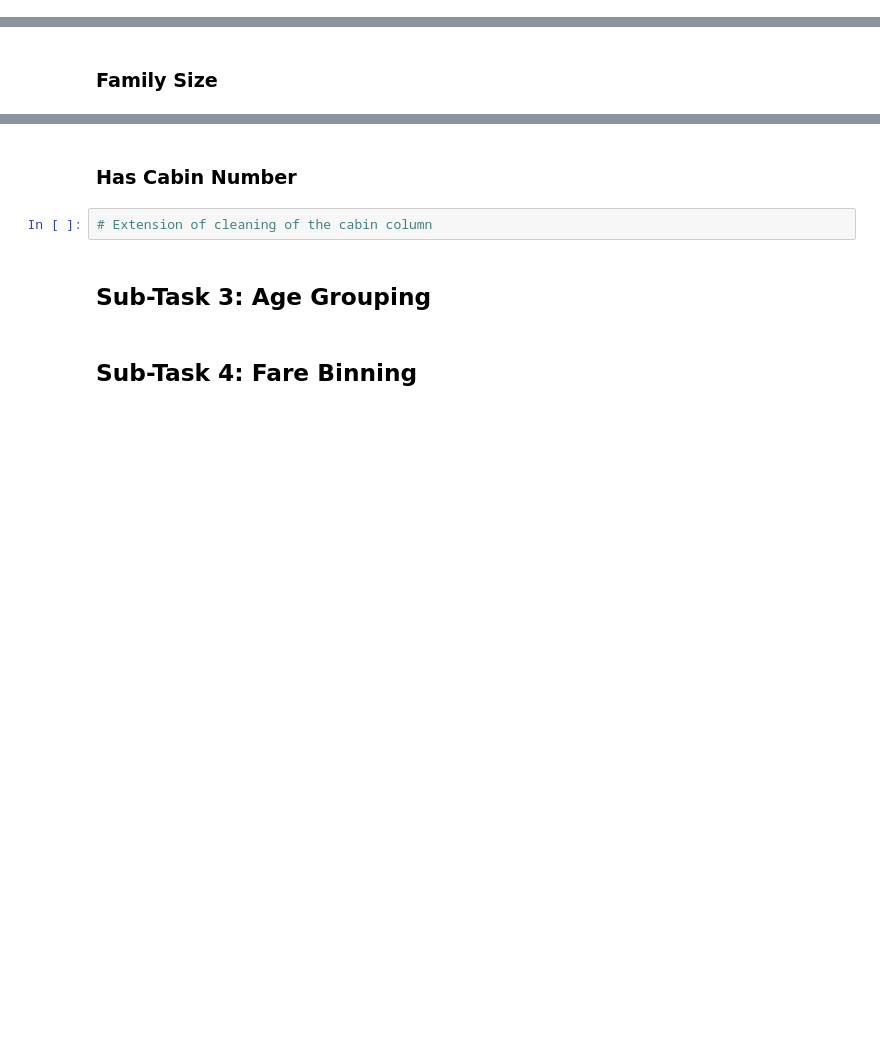
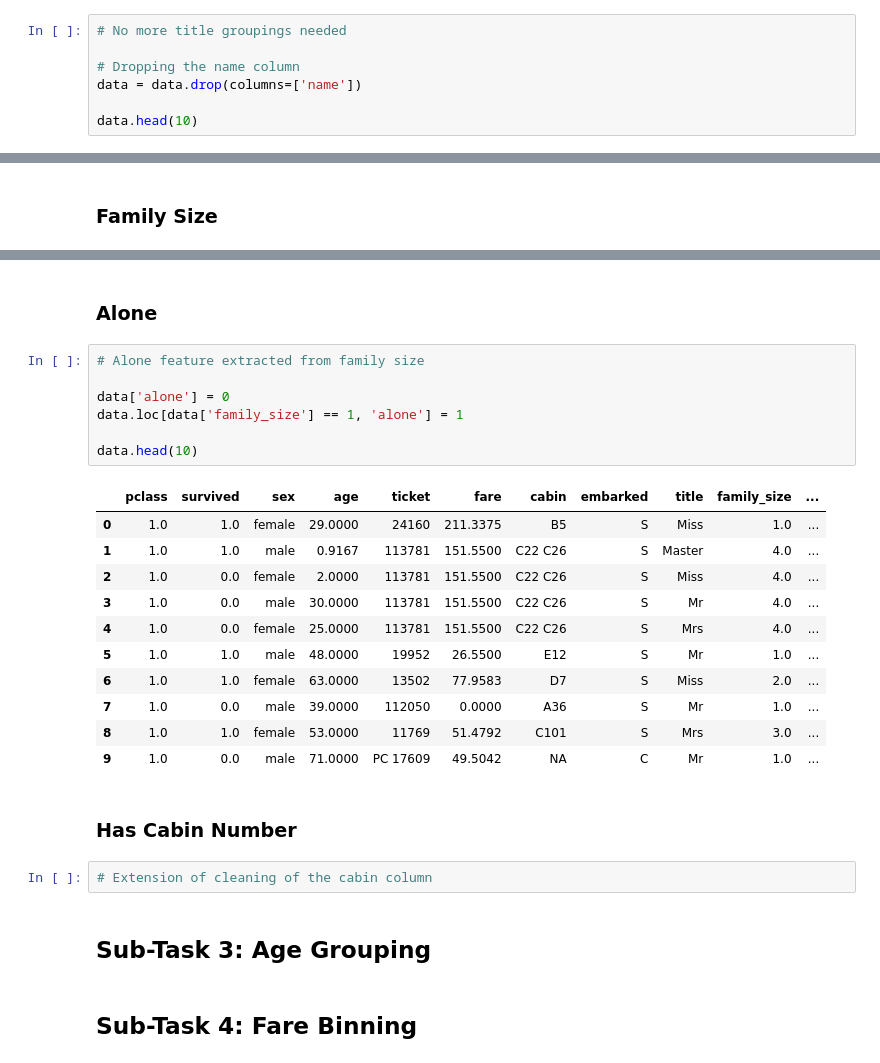
Before and after one commit to Me-AU/data-eng-tasks, a Jupyter notebook: Task3_Feature_Engineering/src/tasks.ipynb, the cells around one changed output, grey strips where cells are left out. Drawn from its saved outputs; the diff is of its cells as text; blank space fills up the shorter version.

Commit message:
feat: alone feature extracted
- This is from family_size feature.
- If family size is 1, the passenger is alone

```diff
--- a/Task3_Feature_Engineering/src/tasks.ipynb
+++ b/Task3_Feature_Engineering/src/tasks.ipynb
@@ -273,3 +273,10 @@ Mrs       198
 Master     61
 Rare       29
 Name: count, dtype: int64
+# %%
+# No more title groupings needed
+
+# Dropping the name column
+data = data.drop(columns=['name'])
+
+data.head(10)
@@ -295,6 +314,27 @@ data.head(10)
 | 7 | 1.0 | 0.0 | Andrews, Mr. Thomas Jr | male | 39.0000 | 112050 | 0.0000 | A36 | S | Mr | ... |
 | 8 | 1.0 | 1.0 | Appleton, Mrs. Edward Dale (Charl... | female | 53.0000 | 11769 | 51.4792 | C101 | S | Mrs | ... |
 | 9 | 1.0 | 0.0 | Artagaveytia, Mr. Ramon | male | 71.0000 | PC 17609 | 49.5042 | NA | C | Mr | ... |
+# %% [markdown]
+### Alone
+# %%
+# Alone feature extracted from family size
+
+data['alone'] = 0
+data.loc[data['family_size'] == 1, 'alone'] = 1
+
+data.head(10)
+# %% [output]
+|  | pclass | survived | sex | age | ticket | fare | cabin | embarked | title | family_size | ... |
+| 0 | 1.0 | 1.0 | female | 29.0000 | 24160 | 211.3375 | B5 | S | Miss | 1.0 | ... |
+| 1 | 1.0 | 1.0 | male | 0.9167 | 113781 | 151.5500 | C22 C26 | S | Master | 4.0 | ... |
+| 2 | 1.0 | 0.0 | female | 2.0000 | 113781 | 151.5500 | C22 C26 | S | Miss | 4.0 | ... |
+| 3 | 1.0 | 0.0 | male | 30.0000 | 113781 | 151.5500 | C22 C26 | S | Mr | 4.0 | ... |
+| 4 | 1.0 | 0.0 | female | 25.0000 | 113781 | 151.5500 | C22 C26 | S | Mrs | 4.0 | ... |
+| 5 | 1.0 | 1.0 | male | 48.0000 | 19952 | 26.5500 | E12 | S | Mr | 1.0 | ... |
+| 6 | 1.0 | 1.0 | female | 63.0000 | 13502 | 77.9583 | D7 | S | Miss | 2.0 | ... |
+| 7 | 1.0 | 0.0 | male | 39.0000 | 112050 | 0.0000 | A36 | S | Mr | 1.0 | ... |
+| 8 | 1.0 | 1.0 | female | 53.0000 | 11769 | 51.4792 | C101 | S | Mrs | 3.0 | ... |
+| 9 | 1.0 | 0.0 | male | 71.0000 | PC 17609 | 49.5042 | NA | C | Mr | 1.0 | ... |
 # %% [markdown]
 ### Has Cabin Number
 # %%
```
Also changed, not shown: parts of 1 cell of this notebook.
